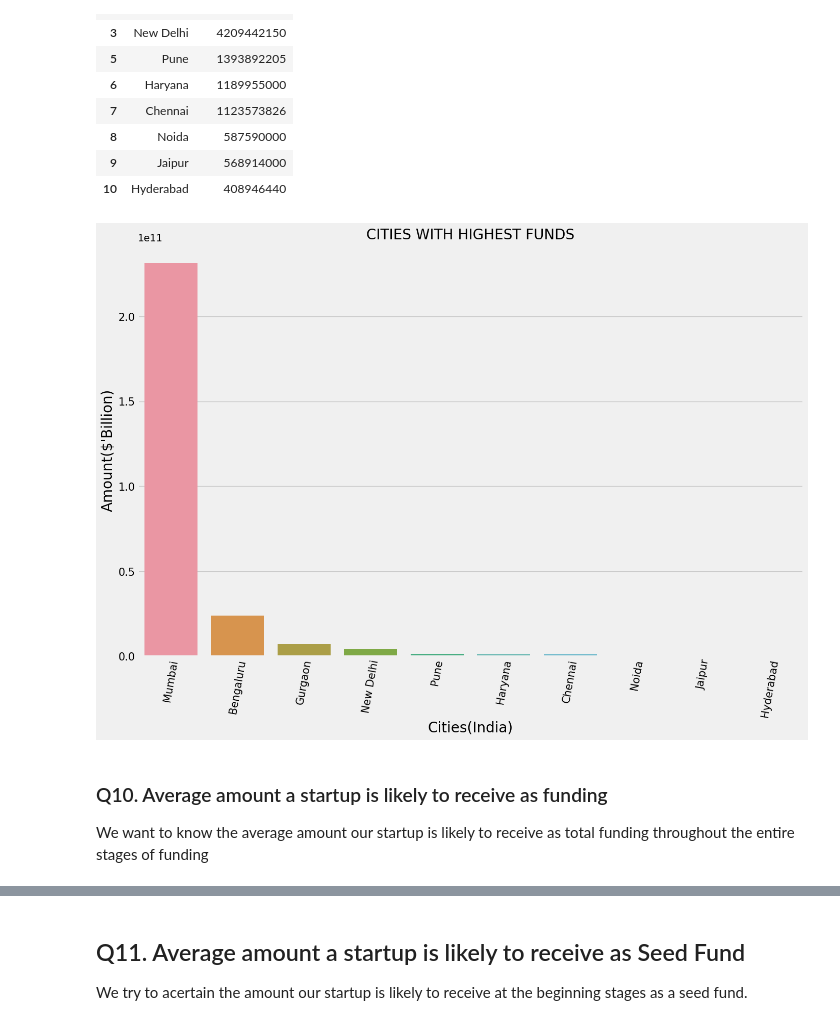
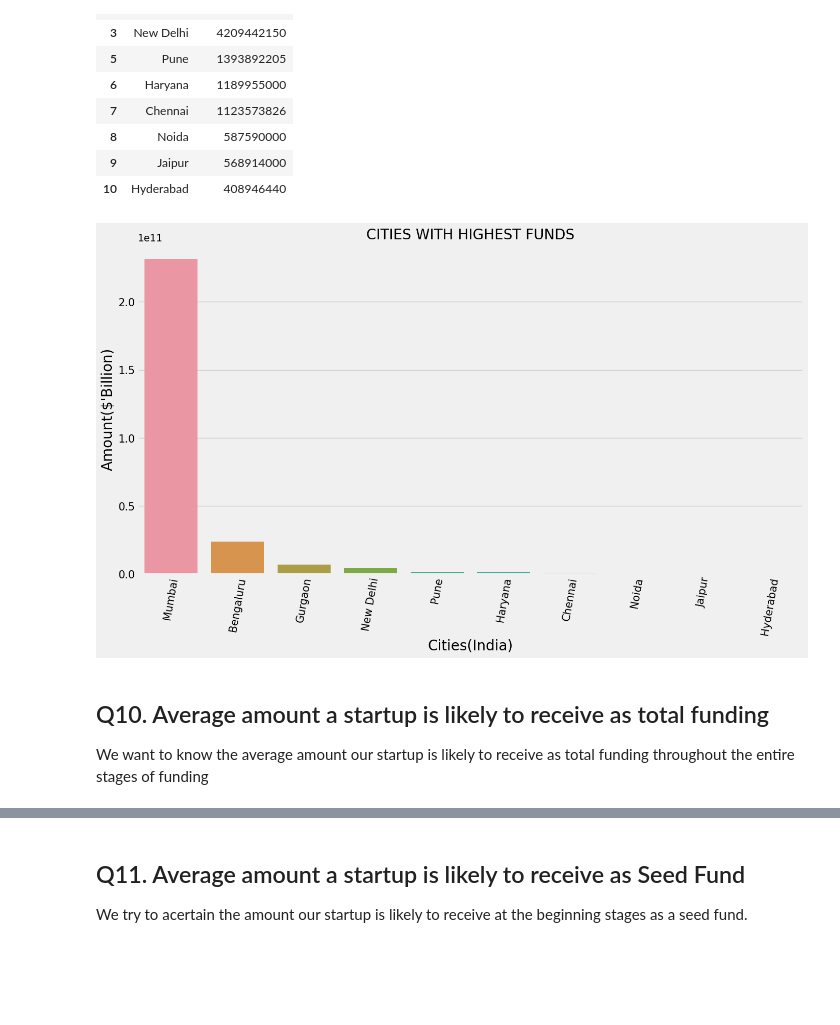
Before and after one commit to elvis-darko/Training-and-Apprenticeship-Portfolio-Projects, a Jupyter notebook: INDIAN-STARTUP-ECOSYSTEM-FUNDING/INDIAN START-UP ECOSYSTEM FUNDING - EXPLORATORY DATA ANALYSIS.ipynb, the cells around one changed output, grey strips where cells are left out. Cells and saved outputs as stored; diff of their text form; code cells hidden in the pictures; blank space fills up the shorter version.

```diff
--- a/INDIAN-STARTUP-ECOSYSTEM-FUNDING/INDIAN START-UP ECOSYSTEM FUNDING - EXPLORATORY DATA ANALYSIS.ipynb
+++ b/INDIAN-STARTUP-ECOSYSTEM-FUNDING/INDIAN START-UP ECOSYSTEM FUNDING - EXPLORATORY DATA ANALYSIS.ipynb
@@ -2352,19 +2355,19 @@ city_Funding.head(10)
 | 9 | Jaipur | 568914000 |
 | 10 | Hyderabad | 408946440 |
 # %%
-plt.figure(figsize=(15, 10))
+plt.figure(figsize=(15, 8))
 sns.barplot(x="Location", y="Amount($)", data=city_Funding.head(10))
 plt.title("CITIES WITH HIGHEST FUNDS", fontsize=20)
 plt.xlabel("Cities(India)", fontsize=20)
 plt.ylabel("Amount($'Billion)", fontsize=20)
 plt.xticks(fontsize=15, rotation=80)
 plt.yticks(fontsize=15)
 plt.savefig('cities_highestfunding.png',dpi=300)
 plt.show()
 # %% [output]
-[figure, old version]
+[figure, new version]
 # %% [markdown]
-### Q10. Average amount a startup is likely to receive as funding
+## Q10. Average amount a startup is likely to receive as total funding
 
 We want to know the average amount our startup is likely to receive as total funding throughout the entire stages of funding
 # %%
```
Also changed, not shown: parts of 17 cells of this notebook.
